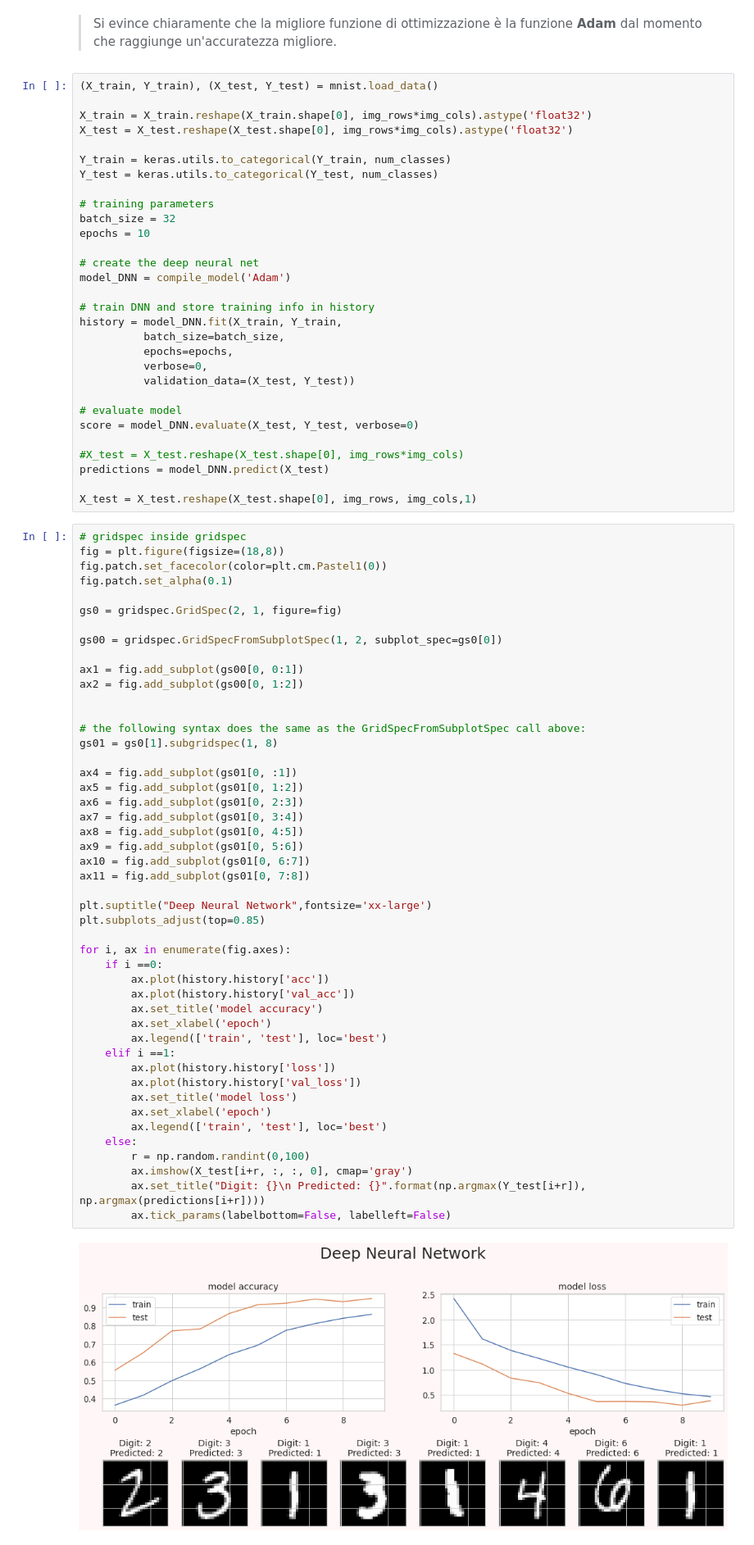
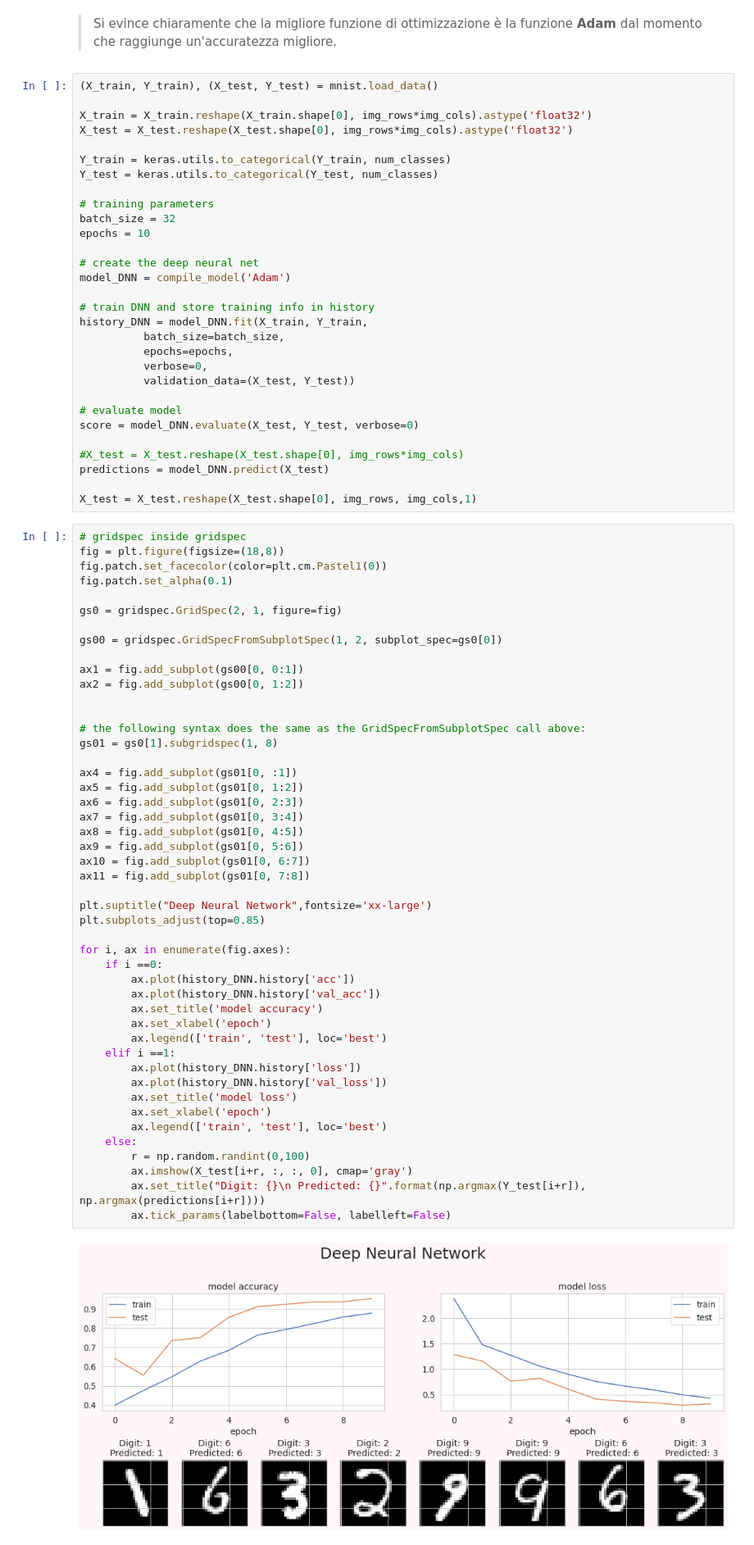
Before and after one commit to tau999/elia_moretti_exercises, a Jupyter notebook: Exercises_12/Exercises_12.ipynb, the cells around one changed output. Shown at 82% size. Cells and saved outputs as stored; diff of their text form.

```diff
--- a/Exercises_12/Exercises_12.ipynb
+++ b/Exercises_12/Exercises_12.ipynb
@@ -203,7 +203,7 @@ epochs = 10
 model_DNN = compile_model('Adam')
 
 # train DNN and store training info in history
-history = model_DNN.fit(X_train, Y_train,
+history_DNN = model_DNN.fit(X_train, Y_train,
           batch_size=batch_size,
           epochs=epochs,
           verbose=0,
@@ -233,38 +233,38 @@ ax2 = fig.add_subplot(gs00[0, 1:2])
 # the following syntax does the same as the GridSpecFromSubplotSpec call above:
 gs01 = gs0[1].subgridspec(1, 8)
 
 ax4 = fig.add_subplot(gs01[0, :1])
 ax5 = fig.add_subplot(gs01[0, 1:2])
 ax6 = fig.add_subplot(gs01[0, 2:3])
 ax7 = fig.add_subplot(gs01[0, 3:4])
 ax8 = fig.add_subplot(gs01[0, 4:5])
 ax9 = fig.add_subplot(gs01[0, 5:6])
 ax10 = fig.add_subplot(gs01[0, 6:7])
 ax11 = fig.add_subplot(gs01[0, 7:8])
 
 plt.suptitle("Deep Neural Network",fontsize='xx-large')
 plt.subplots_adjust(top=0.85)
 
 for i, ax in enumerate(fig.axes):
     if i ==0:
-        ax.plot(history.history['acc'])
-        ax.plot(history.history['val_acc'])
+        ax.plot(history_DNN.history['acc'])
+        ax.plot(history_DNN.history['val_acc'])
         ax.set_title('model accuracy')
         ax.set_xlabel('epoch')
         ax.legend(['train', 'test'], loc='best')
     elif i ==1:
-        ax.plot(history.history['loss'])
-        ax.plot(history.history['val_loss'])
+        ax.plot(history_DNN.history['loss'])
+        ax.plot(history_DNN.history['val_loss'])
         ax.set_title('model loss')
         ax.set_xlabel('epoch')
         ax.legend(['train', 'test'], loc='best')
     else:
         r = np.random.randint(0,100)
         ax.imshow(X_test[i+r, :, :, 0], cmap='gray')
         ax.set_title("Digit: {}\n Predicted: {}".format(np.argmax(Y_test[i+r]), np.argmax(predictions[i+r])))
         ax.tick_params(labelbottom=False, labelleft=False)
 # %% [output]
-[figure, old version]
+[figure, new version]
 # %% [markdown]
 ## 2. Algoritmo convolutivo
 
```
Also changed, not shown: parts of 4 cells of this notebook.
